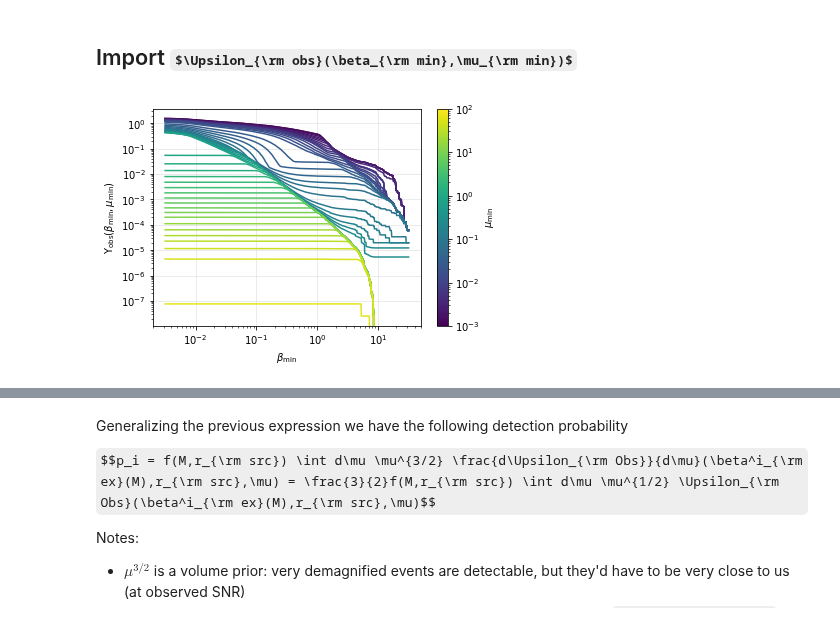
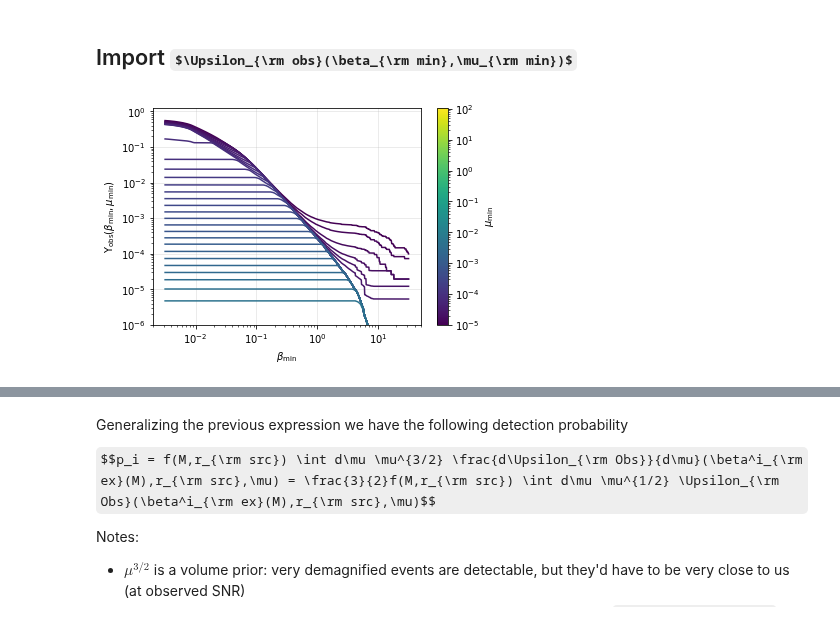
Before and after one commit to Richard-Sti/GSHE_public, a Jupyter notebook: scripts/prospective_constraints.ipynb, the cells around one changed output, grey strips where cells are left out. Cells and saved outputs as stored; diff of their text form; code cells hidden in the pictures; some formulas as TeX source.

```diff
--- a/scripts/prospective_constraints.ipynb
+++ b/scripts/prospective_constraints.ipynb
@@ -74,42 +74,46 @@ np.median(dat), np.mean(dat)
 ## Import $\Upsilon_{\rm obs}(\beta_{\rm min},\mu_{\rm min})$
 # %%
 #Load the data (computed in )
-data_dict = np.load("../data/Ups_obs_mu_min.npy", allow_pickle=True).item()
+
+case = '500_all'
+
+data_dict = np.load("../data/Ups_obs_mu_min_%s.npy"%case, allow_pickle=True).item()
 betalims = data_dict["betalims"]
 mu_min_arr = data_dict["mu_min_arr"]
 ups_obs_arr = data_dict["ups_obs_arr"]
 # %%
 import matplotlib.colors as colors
 
 ups_obs_arr = np.array(ups_obs_arr)
 
 
 fig, ax = plt.subplots()
 lines = []
 
 mu_min_norm = colors.LogNorm(vmin=min(mu_min_arr), vmax=max(mu_min_arr))
 cbar = fig.colorbar(plt.cm.ScalarMappable(norm=mu_min_norm, cmap='viridis'), ax=ax)
 cmap = plt.cm.get_cmap('viridis')
 
 for i, mu_min in enumerate(mu_min_arr):
     line, = ax.loglog(betalims, ups_obs_arr[i, :], c=cmap(mu_min_norm(mu_min)))
     lines.append(line)
 
 cbar.set_label(r'$\mu_{\rm min}$')
 
 
 
 ax.set_ylabel(r"$\Upsilon_{\rm obs}(\beta_{\rm min},\mu_{\rm min})$")
 ax.set_xlabel(r"$\beta_{\rm min}$")
 
 ax.grid(alpha=0.3)
+ax.set_ylim(1e-6,)
 plt.show()
 
 fig.tight_layout()
-# if tosave:
-#     fig.savefig(join(fout, "ups_obs_magnif_many.pdf"), dpi=450)
+if True:
+    fig.savefig("../plots/ups_obs_magnif_%s.pdf"%case, dpi=450)
 # %% [output]
-[figure, old version]
+[figure, new version]
 # %%
 reload(fc)
 
```
Also changed, not shown: parts of 34 cells of this notebook, 11 other files.
